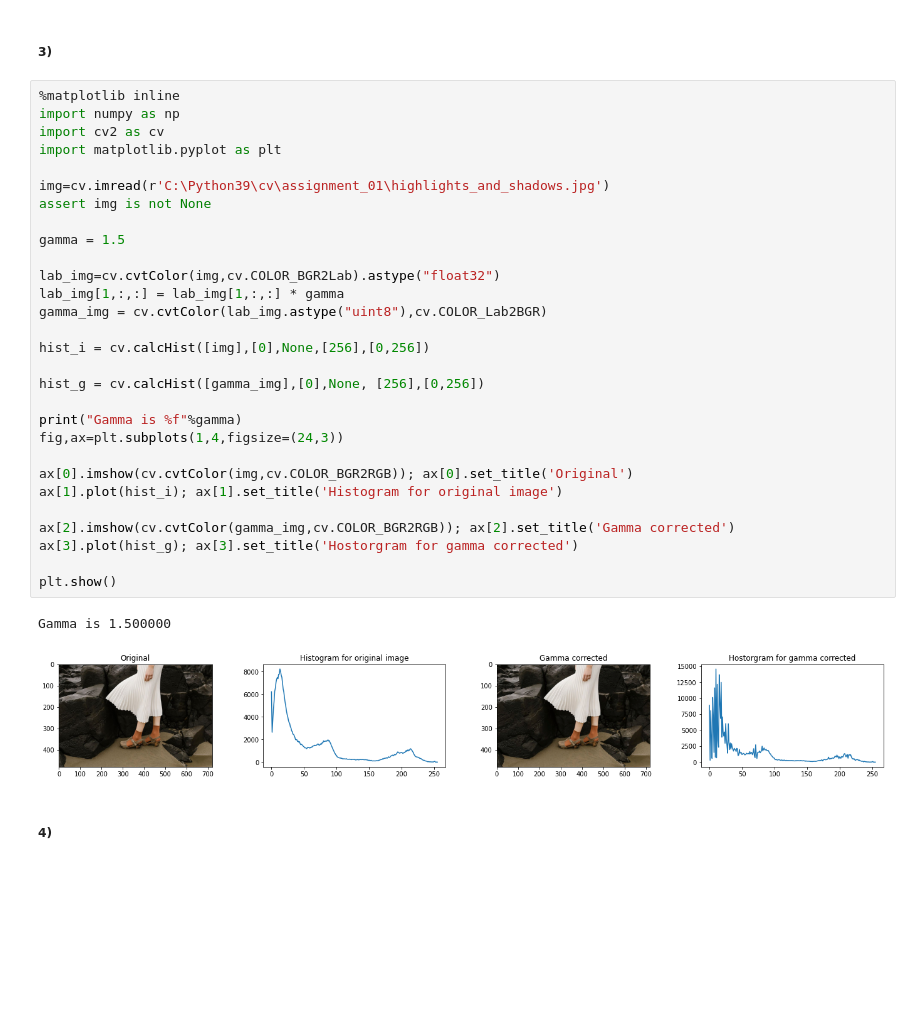
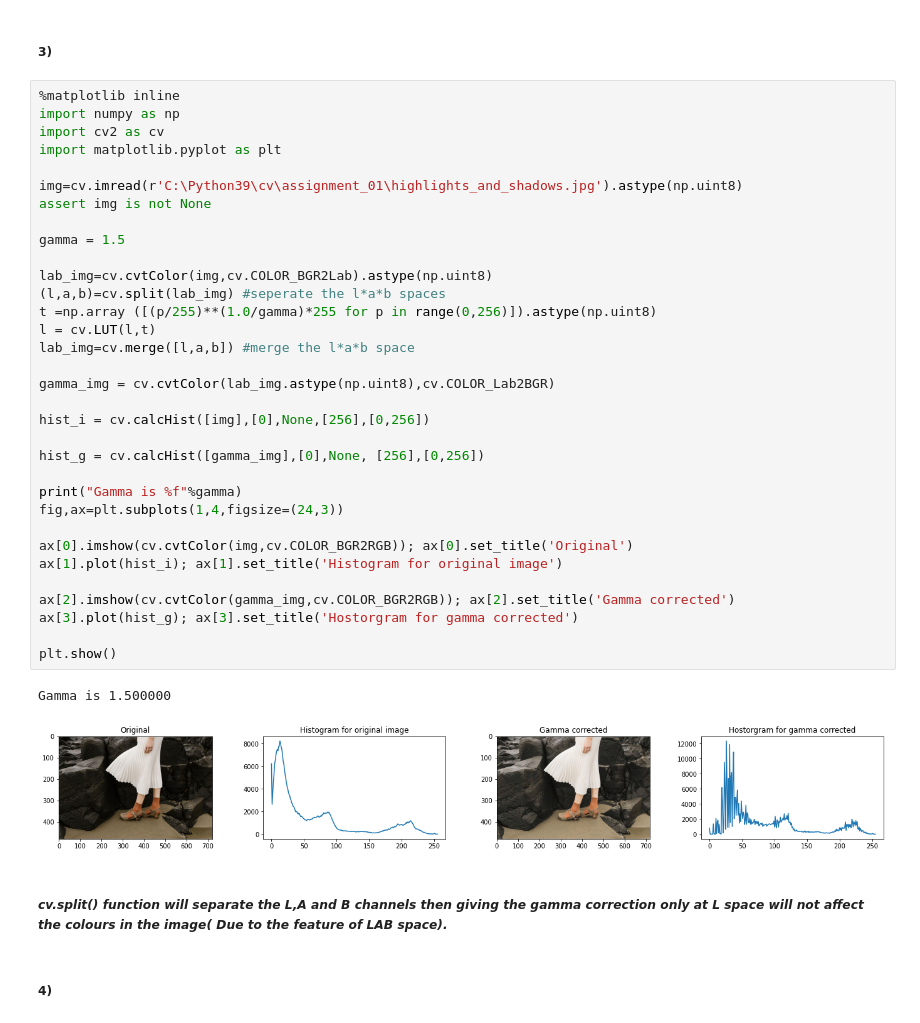
Before and after one commit to vakeesanvk/image_processing_assignment01, a Jupyter notebook: Assignment.ipynb, the cells around one changed output. Cells and saved outputs as stored; diff of their text form; blank space fills up the shorter version.

```diff
--- a/Assignment.ipynb
+++ b/Assignment.ipynb
@@ -81,35 +81,41 @@ plt.show()
 # %%
 %matplotlib inline
 import numpy as np
 import cv2 as cv
 import matplotlib.pyplot as plt
 
-img=cv.imread(r'C:\Python39\cv\assignment_01\highlights_and_shadows.jpg')
+img=cv.imread(r'C:\Python39\cv\assignment_01\highlights_and_shadows.jpg').astype(np.uint8)
 assert img is not None
 
 gamma = 1.5
 
-lab_img=cv.cvtColor(img,cv.COLOR_BGR2Lab).astype("float32")
-lab_img[1,:,:] = lab_img[1,:,:] * gamma
-gamma_img = cv.cvtColor(lab_img.astype("uint8"),cv.COLOR_Lab2BGR)
+lab_img=cv.cvtColor(img,cv.COLOR_BGR2Lab).astype(np.uint8)
+(l,a,b)=cv.split(lab_img) #seperate the l*a*b spaces
+t =np.array ([(p/255)**(1.0/gamma)*255 for p in range(0,256)]).astype(np.uint8)
+l = cv.LUT(l,t)
+lab_img=cv.merge([l,a,b]) #merge the l*a*b space
+
+gamma_img = cv.cvtColor(lab_img.astype(np.uint8),cv.COLOR_Lab2BGR)
 
 hist_i = cv.calcHist([img],[0],None,[256],[0,256])
 
 hist_g = cv.calcHist([gamma_img],[0],None, [256],[0,256])
 
 print("Gamma is %f"%gamma)
 fig,ax=plt.subplots(1,4,figsize=(24,3))
 
 ax[0].imshow(cv.cvtColor(img,cv.COLOR_BGR2RGB)); ax[0].set_title('Original')
 ax[1].plot(hist_i); ax[1].set_title('Histogram for original image')
 
 ax[2].imshow(cv.cvtColor(gamma_img,cv.COLOR_BGR2RGB)); ax[2].set_title('Gamma corrected')
 ax[3].plot(hist_g); ax[3].set_title('Hostorgram for gamma corrected')
 
 plt.show()
 # %% [output]
 Gamma is 1.500000
-[figure, old version]
+[figure, new version]
+# %% [markdown]
+##### *cv.split() function will separate the L,A and B channels then giving the gamma correction only at L space will not affect the colours in the image( Due to the feature of LAB space).*
 # %% [markdown]
 ##### 4)
 # %%
```
Also changed, not shown: parts of 2 cells of this notebook.
